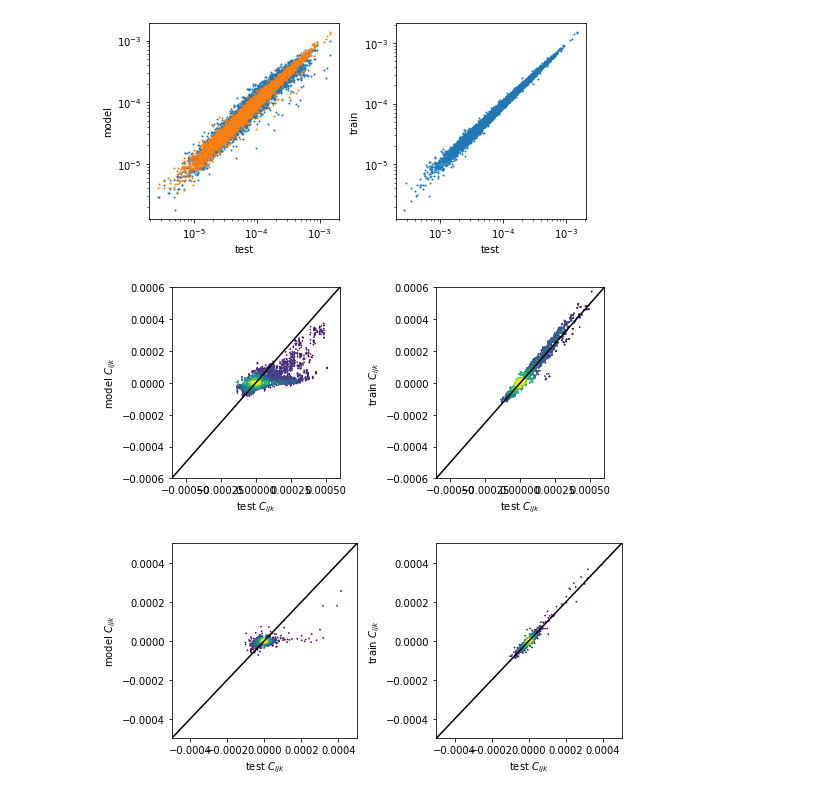
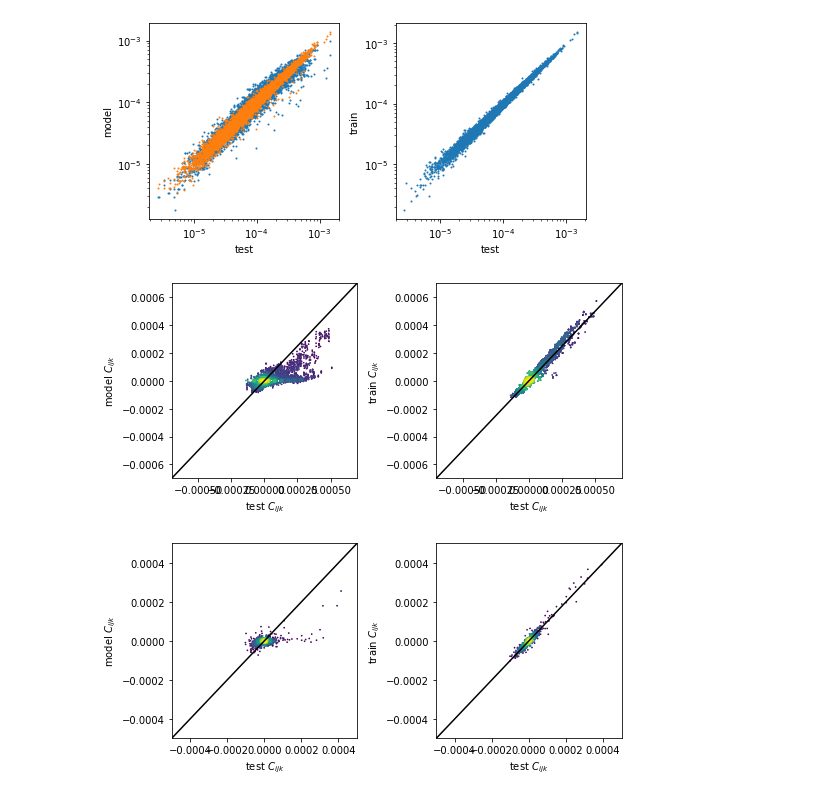
Before and after one commit to andim/peptidome, a Jupyter notebook: code/maxent/maxent_analysis.ipynb, the cells around one changed output. Drawn from its saved outputs; the diff is of its cells as text; code cells hidden in the pictures.

Commit message:
stand alone maxent plotting

```diff
--- a/code/maxent/maxent_analysis.ipynb
+++ b/code/maxent/maxent_analysis.ipynb
@@ -175,0 +152,29 @@ fig.tight_layout()
+# %%
+fig, axes = plt.subplots(figsize=(8, 5), ncols=3, nrows=2)
+
+for j, (observable, label, lims, flattener) in enumerate([('fi', '$f_i$', (0, 0.12), np.ravel),
+                                               ('cij', '$C_{ij}$', (-0.0035, 0.0035), flatten_ij),
+                                               ('cijk', '$C_{ijk}$', (-8e-4, 8e-4), flatten_ijk)]):
+    for i, dataset in enumerate(['model', 'train']):
+        ax = axes[i, j]
+        if observable == 'cijk':
+            plotting.density_scatter(flatten_ijk(observables_dict['cijk']['test']),
+                             flatten_ijk(observables_dict['cijk'][dataset]),
+                             norm=colors.LogNorm(vmin=1),
+                             s=0.5,
+                             bins=50, ax=axes[i,2])
+        else:
+            ax.plot(flattener(observables_dict[observable]['test']),
+                    flattener(observables_dict[observable][dataset]),
+                    'o', ms=1)
+
+        ax.set_xlabel('test %s'%label)
+        ax.set_ylabel('%s %s'%(dataset, label))
+        ax.plot(lims, lims, 'k')
+        ax.set_xlim(*lims)
+        ax.set_ylim(*lims)
+
+for ax in axes[:, 1:].flatten():
+    ax.ticklabel_format(style='sci', scilimits=(0,0))
+
+fig.tight_layout()
@@ -176,5 +183,6 @@ fig.tight_layout()
 # %%
 fig, axes = plt.subplots(figsize=(7, 3.5), ncols=2)
+label = r'$\frac{P(\sigma_i, \sigma_j, \sigma_k)}{P(\sigma_i)P(\sigma_j)P(\sigma_k)}$'
 for i, dataset in enumerate(['model', 'train']):
     plotting.density_scatter(flatten_ijk(observables_dict['fold_ijk']['test']),
                              flatten_ijk(observables_dict['fold_ijk'][dataset]),
@@ -182,15 +190,17 @@ for i, dataset in enumerate(['model', 'train']):
                              norm=colors.LogNorm(vmin=1),
                              s=0.5,
                              bins=50, ax=axes[i])
-    axes[i].set_ylabel(dataset)
+    axes[i].set_ylabel('%s %s'%(dataset, label))
 for ax in axes:
+    ax.set_xlabel('test %s'%label)
+
     max_ = 1.1*flatten_ijk(observables_dict['fold_ijk']['test']).max()
     lims = 1/max_, max_
     ax.plot(lims, lims, 'k-')
     ax.set_xscale('log')
     ax.set_yscale('log')
-    ax.set_xlabel('test')
     ax.set_xlim(*lims)
     ax.set_ylim(*lims)
 fig.tight_layout()
+fig.savefig('fold.png')
 # %% [output]
@@ -253,22 +263,22 @@ train 0.0004770915667735209
 # %%
 fig, axes = plt.subplots(figsize=(7.5, 3.5), ncols=2)
 for i, dataset in enumerate(['model', 'train']):
     plotting.density_scatter(flatten_ijk(observables_dict['cijk']['test']),
                              flatten_ijk(observables_dict['cijk'][dataset]),
                              norm=colors.LogNorm(vmin=1),
                              s=0.5,
                              bins=50, ax=axes[i])
     axes[i].set_ylabel(dataset + ' $C_{ijk}$')
 for ax in axes:
-    lim = 6e-4
+    lim = 7e-4
     lims = -lim, lim
     ax.plot(lims, lims, 'k-')
     ax.set_xlim(*lims)
     ax.set_ylim(*lims)
     ax.set_xlabel('test $C_{ijk}$')
 fig.tight_layout()
 # %% [output]
-[figure, old version]
+[figure, new version]
 # %%
 fig, axes = plt.subplots(figsize=(7.5, 3.5), ncols=2)
 for i, dataset in enumerate(['model', 'train']):
```
Also changed, not shown: parts of 3 cells of this notebook, 1 other file.
